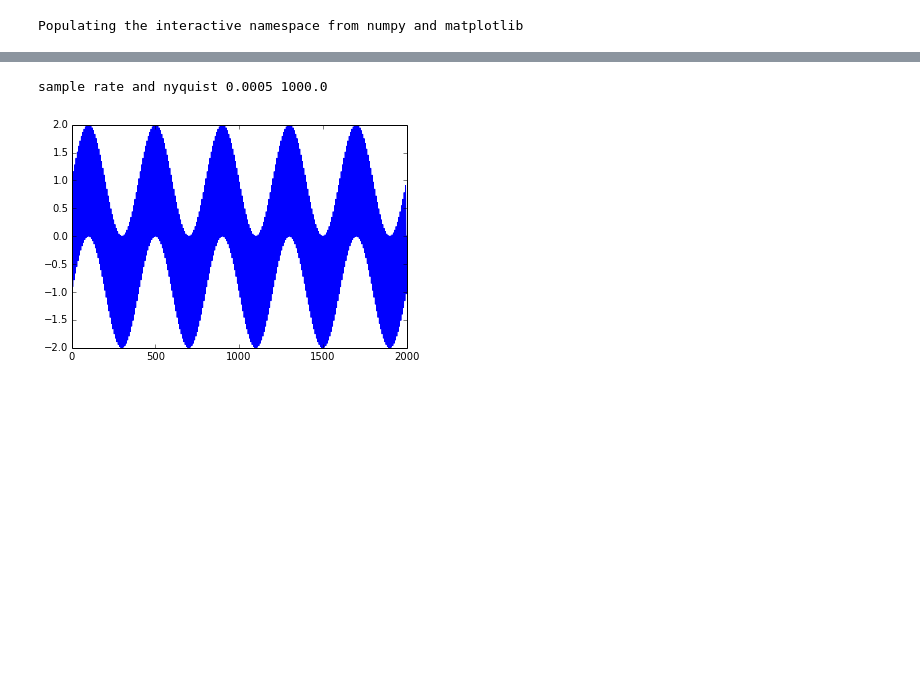
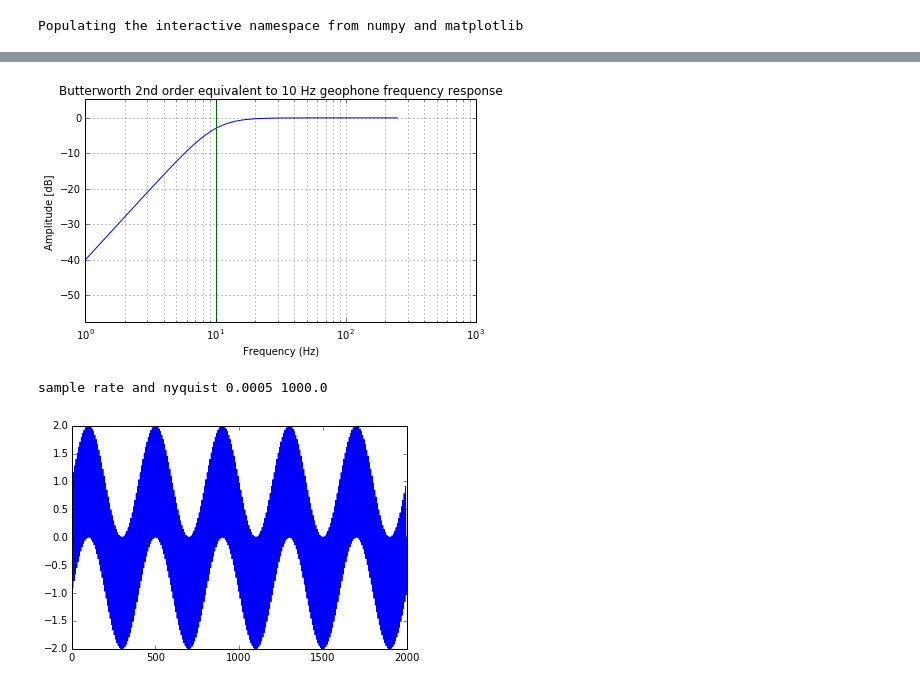
Before and after one commit to eusoubrasileiro/geonumerics, a Jupyter notebook: ipython_notebooks/Geonumerics - scipy.signal.ipynb, the cells around one changed output, grey strips where cells are left out. Cells and saved outputs as stored; diff of their text form; code cells hidden in the pictures; blank space fills up the shorter version.

```diff
--- a/ipython_notebooks/Geonumerics - scipy.signal.ipynb
+++ b/ipython_notebooks/Geonumerics - scipy.signal.ipynb
@@ -35,3 +48,21 @@ plot(sy)
+# %%
+w, h = signal.freqz(b, a, whole=False)
+#plt.plot(w, abs(h))
+figure(figsize(7,4))
+# if its 20*log() it would give -40 dB
+plt.plot(500*w/(2*np.pi), 20*np.log10(abs(h))) # considering 2 ms sample rate = 1/T = 500 Hz
+plt.title('Butterworth 2nd order equivalent to 10 Hz geophone frequency response')
+plt.xlabel('Frequency (Hz)')
+plt.ylabel('Amplitude [dB]')
+#plt.ylim(-300, 20)
+plt.xlim(1, 1000)
+plt.xscale('log')
+plt.margins(0, 0.1)
+plt.grid(which='both', axis='both')
+plt.axvline(10., color='green') # cutoff frequency
+plt.show()
+# %% [output]
+[figure, added]
 # %%
 #First we create a one second signal that is the sum of two pure sine
 #waves, with frequencies 5 Hz and 250 Hz, sampled at 2000 Hz.
```
Also changed, not shown: parts of 10 cells of this notebook, 2 other files.
